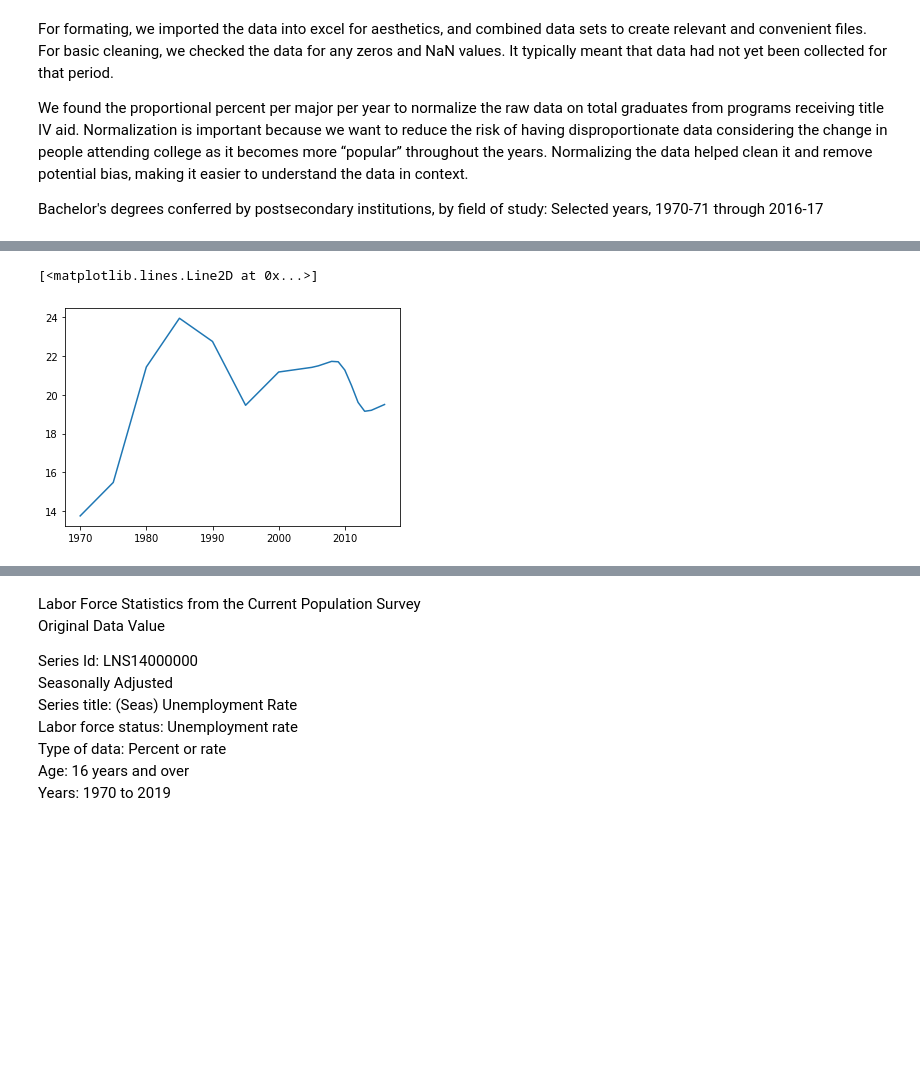
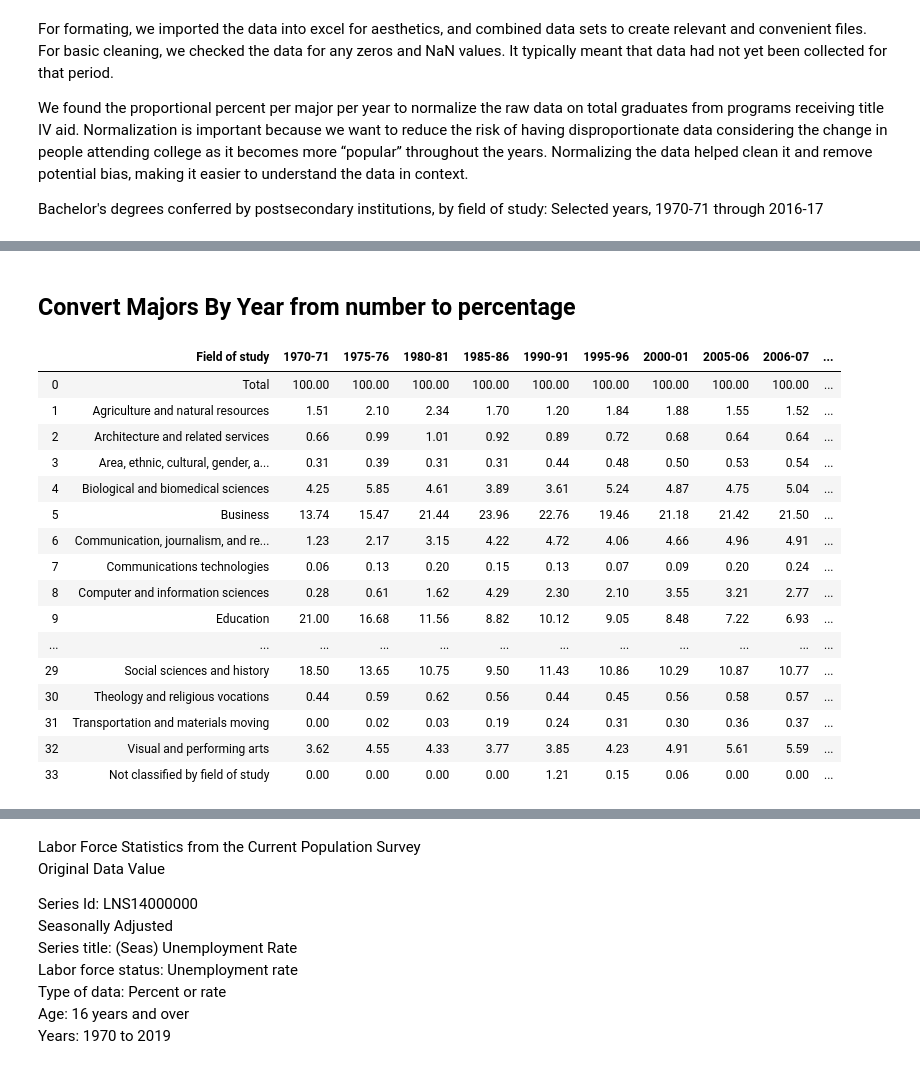
Before and after one commit to COGS108/group027, a Jupyter notebook: FinalProject.ipynb, the cells around one changed output, grey strips where cells are left out. Saved outputs shown, nothing was run; the diff lists cells and outputs as text; code cells hidden in the pictures; blank space fills up the shorter version.

```diff
--- a/FinalProject.ipynb
+++ b/FinalProject.ipynb
@@ -128,6 +115,0 @@ tots
-# %%
-for col in test_df.columns:
-    print(test_df[col])
-    test_df[col] = test_df[col] / tots[col].values[0]
-
-test_df
@@ -154,25 +115,0 @@ tots[col].values[0]
-# %%
-# convert to percentage
-
-#total = []
-#for column in MajorsByYear:
-#    total.append(MajorsByYear[column][0])
-#total.remove('   Total ')
-#total
-
-#for column in MajorsByYear.loc[:, "1970-71":"2016-17"]:
-#    print(MajorsByYear[column])
-#    MajorsByYear[column].values = (MajorsByYear[column].values / MajorsByYear[column].sum)*100
-#    MajorsByYear[column][i] = round(MajorsByYear[column][i], 2)
-#MajorsByYear
-for column in df_MajorsByYear.loc[:, "1970-71":"2016-17"]:
-    for i in range(1,34):
-        df_MajorsByYear[column][i] = (df_MajorsByYear[column][i] / df_MajorsByYear[column][0]) * 100
-        df_MajorsByYear[column][i] = round(df_MajorsByYear[column][i], 2)
-df_MajorsByYear
-
-#MajorsByYear.loc[:, "1970-71":"2016-17"]
-
-#for row in MajorsByYear:
-#    temp = MajorsByYear.loc[:, "1970-71":"2016-17"].div(MajorsByYear[row],axis = 0)
-#temp
@@ -204,18 +116,30 @@ See the caveats in the documentation: http://pandas.pydata.org/pandas-docs/stabl
-# %%
-#business
-#eng lit
-#eng
-#psy
-#Philosophy and religious studies
-#biology
-
-#temp = pd.DataFrame([df_MajorsByYear.iloc[5]])
-#temp
-
-array = np.asarray(df_MajorsByYear.iloc[5, 1:])
-year = [1970,1975,1980,1985,1990,1995,2000,2005,2006,2008,2009,2010,2011,2012,2013,2014,2015,2016]
-plt.plot(year,array)
-#df_MajorsByYear.iloc[5, 1:]
-# %% [output]
-[<matplotlib.lines.Line2D at 0x...>]
-[figure, removed]
+# %% [markdown]
+## Convert Majors By Year from number to percentage
+# %%
+#Extract the total row from MajorsByYears
+total_row = df_MajorsByYear[0:1]
+
+for col in df_MajorsByYear:
+    # ignore the string values
+    if(df_MajorsByYear[col].dtype == np.float64 or df_MajorsByYear[col].dtype == np.int64):
+        # calculate percentage
+        df_MajorsByYear[col] = round((df_MajorsByYear[col] / total_row[col].values[0]) * 100, 2)
+df_MajorsByYear
+# %% [output]
+|  | Field of study | 1970-71 | 1975-76 | 1980-81 | 1985-86 | 1990-91 | 1995-96 | 2000-01 | 2005-06 | 2006-07 | ... |
+| 0 | Total | 100.00 | 100.00 | 100.00 | 100.00 | 100.00 | 100.00 | 100.00 | 100.00 | 100.00 | ... |
+| 1 | Agriculture and natural resources | 1.51 | 2.10 | 2.34 | 1.70 | 1.20 | 1.84 | 1.88 | 1.55 | 1.52 | ... |
+| 2 | Architecture and related services | 0.66 | 0.99 | 1.01 | 0.92 | 0.89 | 0.72 | 0.68 | 0.64 | 0.64 | ... |
+| 3 | Area, ethnic, cultural, gender, a... | 0.31 | 0.39 | 0.31 | 0.31 | 0.44 | 0.48 | 0.50 | 0.53 | 0.54 | ... |
+| 4 | Biological and biomedical sciences | 4.25 | 5.85 | 4.61 | 3.89 | 3.61 | 5.24 | 4.87 | 4.75 | 5.04 | ... |
+| 5 | Business | 13.74 | 15.47 | 21.44 | 23.96 | 22.76 | 19.46 | 21.18 | 21.42 | 21.50 | ... |
+| 6 | Communication, journalism, and re... | 1.23 | 2.17 | 3.15 | 4.22 | 4.72 | 4.06 | 4.66 | 4.96 | 4.91 | ... |
+| 7 | Communications technologies | 0.06 | 0.13 | 0.20 | 0.15 | 0.13 | 0.07 | 0.09 | 0.20 | 0.24 | ... |
+| 8 | Computer and information sciences | 0.28 | 0.61 | 1.62 | 4.29 | 2.30 | 2.10 | 3.55 | 3.21 | 2.77 | ... |
+| 9 | Education | 21.00 | 16.68 | 11.56 | 8.82 | 10.12 | 9.05 | 8.48 | 7.22 | 6.93 | ... |
+| ... | ... | ... | ... | ... | ... | ... | ... | ... | ... | ... | ... |
+| 29 | Social sciences and history | 18.50 | 13.65 | 10.75 | 9.50 | 11.43 | 10.86 | 10.29 | 10.87 | 10.77 | ... |
+| 30 | Theology and religious vocations | 0.44 | 0.59 | 0.62 | 0.56 | 0.44 | 0.45 | 0.56 | 0.58 | 0.57 | ... |
+| 31 | Transportation and materials moving | 0.00 | 0.02 | 0.03 | 0.19 | 0.24 | 0.31 | 0.30 | 0.36 | 0.37 | ... |
+| 32 | Visual and performing arts | 3.62 | 4.55 | 4.33 | 3.77 | 3.85 | 4.23 | 4.91 | 5.61 | 5.59 | ... |
+| 33 | Not classified by field of study | 0.00 | 0.00 | 0.00 | 0.00 | 1.21 | 0.15 | 0.06 | 0.00 | 0.00 | ... |
```
Also changed, not shown: parts of 14 cells of this notebook.
